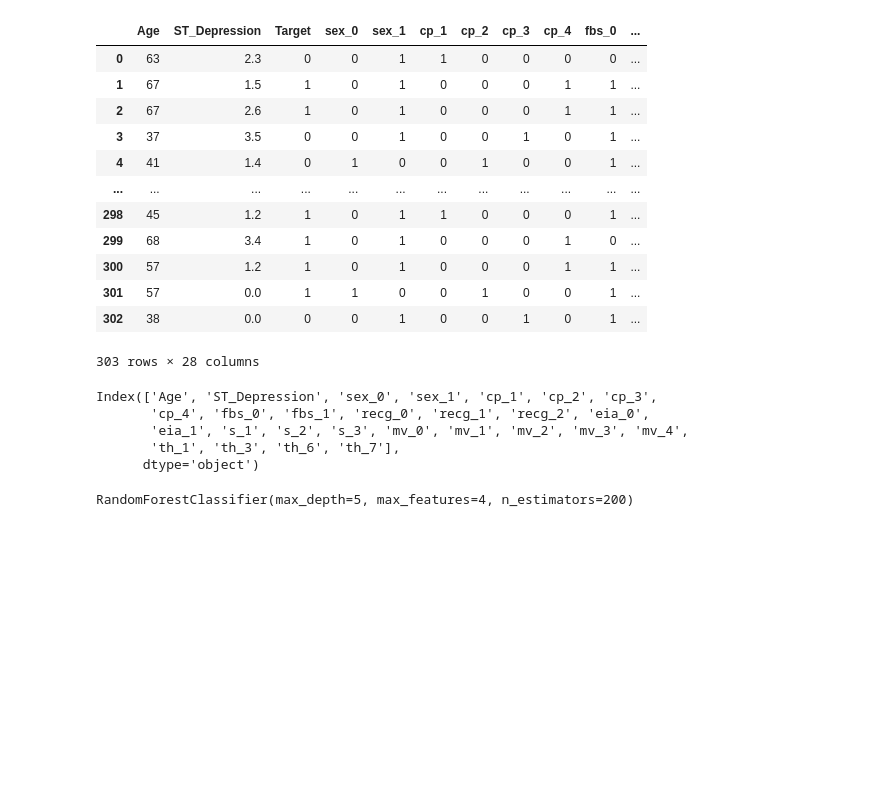
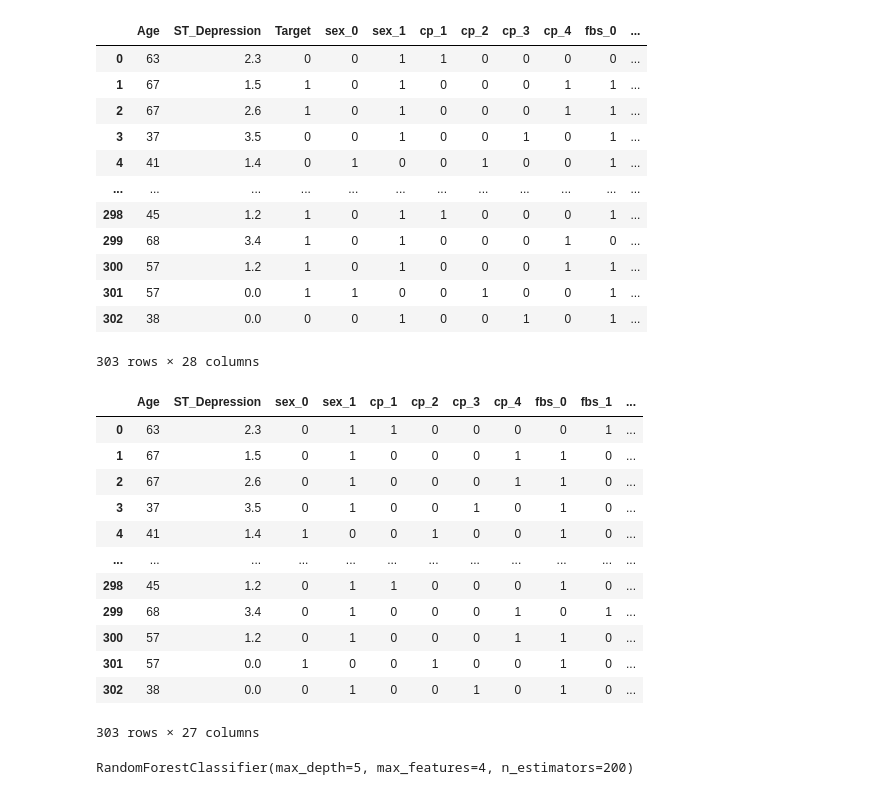
Before and after one commit to KamenDamov/Heart-Disease-ML, a Jupyter notebook: Heart Disease.ipynb, the cells around one changed output. Saved outputs shown, nothing was run; the diff lists cells and outputs as text; code cells hidden in the pictures; blank space fills up the shorter version.

```diff
--- a/Heart Disease.ipynb
+++ b/Heart Disease.ipynb
@@ -825,14 +845,23 @@ X = df.drop('Target',axis=1)
 y = df['Target']
 X_train, X_test, y_train, y_test = train_test_split(X, y, test_size=0.25, random_state=66)
 rfcModel =  RandomForestClassifier(n_estimators=200, max_depth=5,max_features=4)
-# %%
-X.columns
-# %% [output]
-Index(['Age', 'ST_Depression', 'sex_0', 'sex_1', 'cp_1', 'cp_2', 'cp_3',
-       'cp_4', 'fbs_0', 'fbs_1', 'recg_0', 'recg_1', 'recg_2', 'eia_0',
-       'eia_1', 's_1', 's_2', 's_3', 'mv_0', 'mv_1', 'mv_2', 'mv_3', 'mv_4',
-       'th_1', 'th_3', 'th_6', 'th_7'],
-      dtype='object')
+# %%
+pd.set_option('display.max_columns', None)
+X
+# %% [output]
+|  | Age | ST_Depression | sex_0 | sex_1 | cp_1 | cp_2 | cp_3 | cp_4 | fbs_0 | fbs_1 | ... |
+| 0 | 63 | 2.3 | 0 | 1 | 1 | 0 | 0 | 0 | 0 | 1 | ... |
+| 1 | 67 | 1.5 | 0 | 1 | 0 | 0 | 0 | 1 | 1 | 0 | ... |
+| 2 | 67 | 2.6 | 0 | 1 | 0 | 0 | 0 | 1 | 1 | 0 | ... |
+| 3 | 37 | 3.5 | 0 | 1 | 0 | 0 | 1 | 0 | 1 | 0 | ... |
+| 4 | 41 | 1.4 | 1 | 0 | 0 | 1 | 0 | 0 | 1 | 0 | ... |
+| ... | ... | ... | ... | ... | ... | ... | ... | ... | ... | ... | ... |
+| 298 | 45 | 1.2 | 0 | 1 | 1 | 0 | 0 | 0 | 1 | 0 | ... |
+| 299 | 68 | 3.4 | 0 | 1 | 0 | 0 | 0 | 1 | 0 | 1 | ... |
+| 300 | 57 | 1.2 | 0 | 1 | 0 | 0 | 0 | 1 | 1 | 0 | ... |
+| 301 | 57 | 0.0 | 1 | 0 | 0 | 1 | 0 | 0 | 1 | 0 | ... |
+| 302 | 38 | 0.0 | 0 | 1 | 0 | 0 | 1 | 0 | 1 | 0 | ... |
+303 rows × 27 columns
 # %%
 rfcModel.fit(X_train,y_train)
 # %% [output]
```
Also changed, not shown: parts of 16 cells of this notebook.
